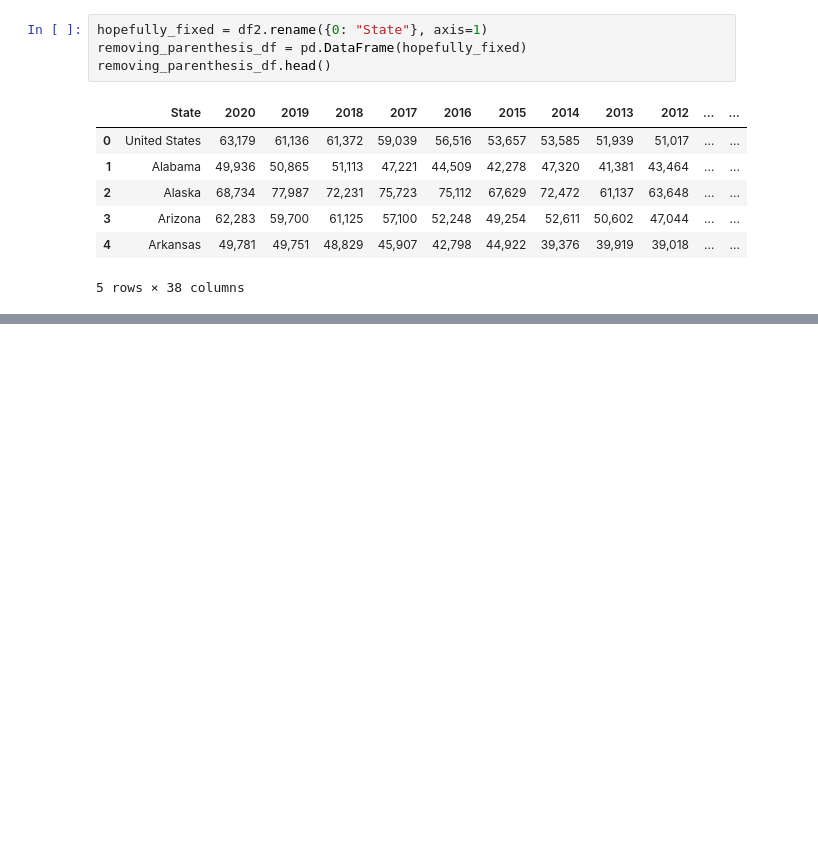
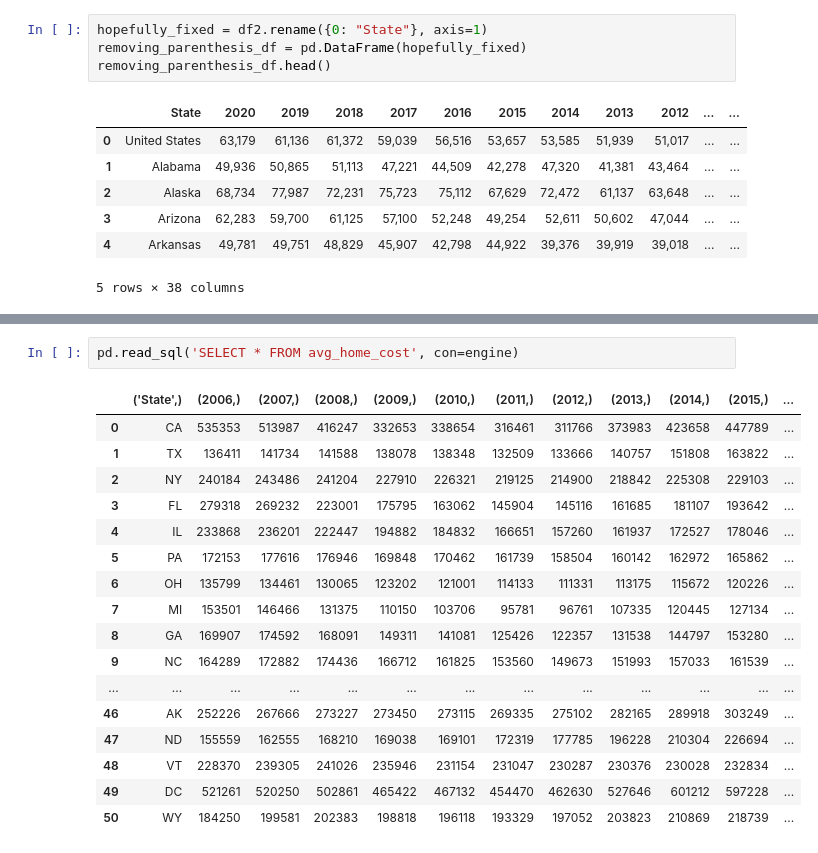
Before and after one commit to gamem001/warehousing_the_housing_crisis, a Jupyter notebook: asia_data/both_tables_one_notebook.ipynb, the cells around one changed output, grey strips where cells are left out. Drawn from its saved outputs; the diff is of its cells as text; blank space fills up the shorter version.

```diff
--- a/asia_data/both_tables_one_notebook.ipynb
+++ b/asia_data/both_tables_one_notebook.ipynb
@@ -230,0 +273,20 @@ removing_commas_df.head()
+# %%
+pd.read_sql('SELECT * FROM avg_home_cost', con=engine)
+# %% [output]
+|  | ('State',) | (2006,) | (2007,) | (2008,) | (2009,) | (2010,) | (2011,) | (2012,) | (2013,) | (2014,) | (2015,) | ... |
+| 0 | CA | 535353 | 513987 | 416247 | 332653 | 338654 | 316461 | 311766 | 373983 | 423658 | 447789 | ... |
+| 1 | TX | 136411 | 141734 | 141588 | 138078 | 138348 | 132509 | 133666 | 140757 | 151808 | 163822 | ... |
+| 2 | NY | 240184 | 243486 | 241204 | 227910 | 226321 | 219125 | 214900 | 218842 | 225308 | 229103 | ... |
+| 3 | FL | 279318 | 269232 | 223001 | 175795 | 163062 | 145904 | 145116 | 161685 | 181107 | 193642 | ... |
+| 4 | IL | 233868 | 236201 | 222447 | 194882 | 184832 | 166651 | 157260 | 161937 | 172527 | 178046 | ... |
+| 5 | PA | 172153 | 177616 | 176946 | 169848 | 170462 | 161739 | 158504 | 160142 | 162972 | 165862 | ... |
+| 6 | OH | 135799 | 134461 | 130065 | 123202 | 121001 | 114133 | 111331 | 113175 | 115672 | 120226 | ... |
+| 7 | MI | 153501 | 146466 | 131375 | 110150 | 103706 | 95781 | 96761 | 107335 | 120445 | 127134 | ... |
+| 8 | GA | 169907 | 174592 | 168091 | 149311 | 141081 | 125426 | 122357 | 131538 | 144797 | 153280 | ... |
+| 9 | NC | 164289 | 172882 | 174436 | 166712 | 161825 | 153560 | 149673 | 151993 | 157033 | 161539 | ... |
+| ... | ... | ... | ... | ... | ... | ... | ... | ... | ... | ... | ... | ... |
+| 46 | AK | 252226 | 267666 | 273227 | 273450 | 273115 | 269335 | 275102 | 282165 | 289918 | 303249 | ... |
+| 47 | ND | 155559 | 162555 | 168210 | 169038 | 169101 | 172319 | 177785 | 196228 | 210304 | 226694 | ... |
+| 48 | VT | 228370 | 239305 | 241026 | 235946 | 231154 | 231047 | 230287 | 230376 | 230028 | 232834 | ... |
+| 49 | DC | 521261 | 520250 | 502861 | 465422 | 467132 | 454470 | 462630 | 527646 | 601212 | 597228 | ... |
+| 50 | WY | 184250 | 199581 | 202383 | 198818 | 196118 | 193329 | 197052 | 203823 | 210869 | 218739 | ... |
```
Also changed, not shown: parts of 7 cells of this notebook, 1 other file.
